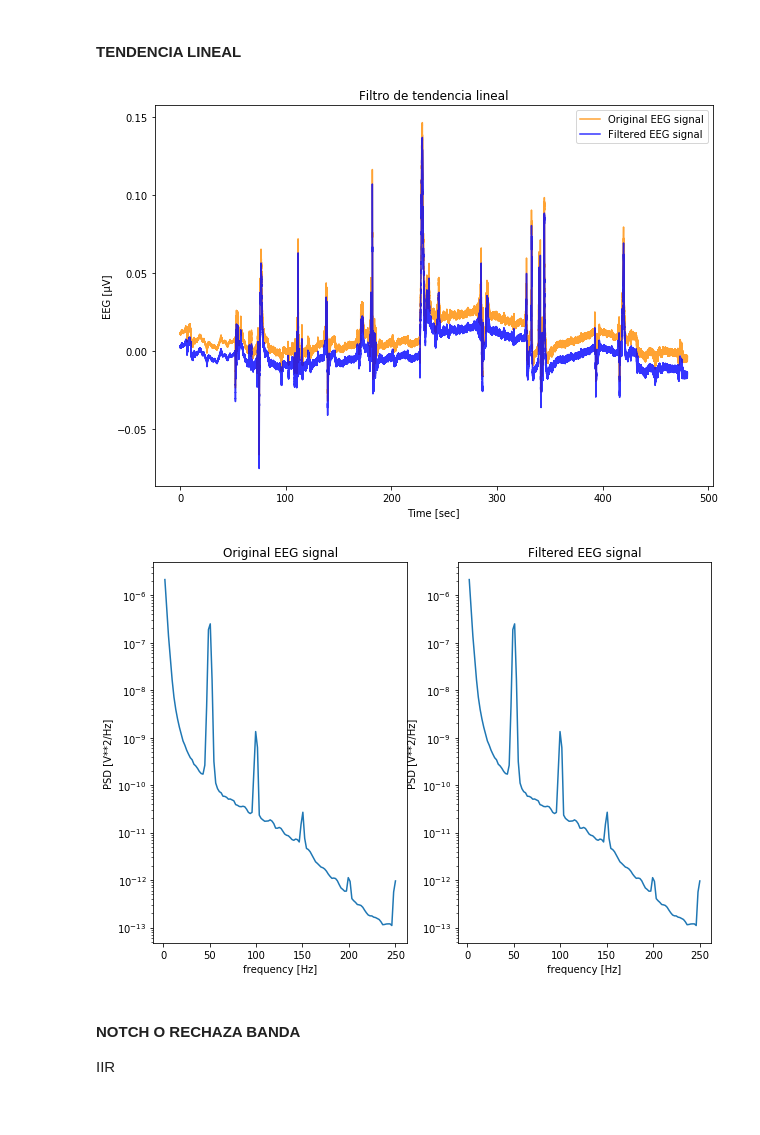
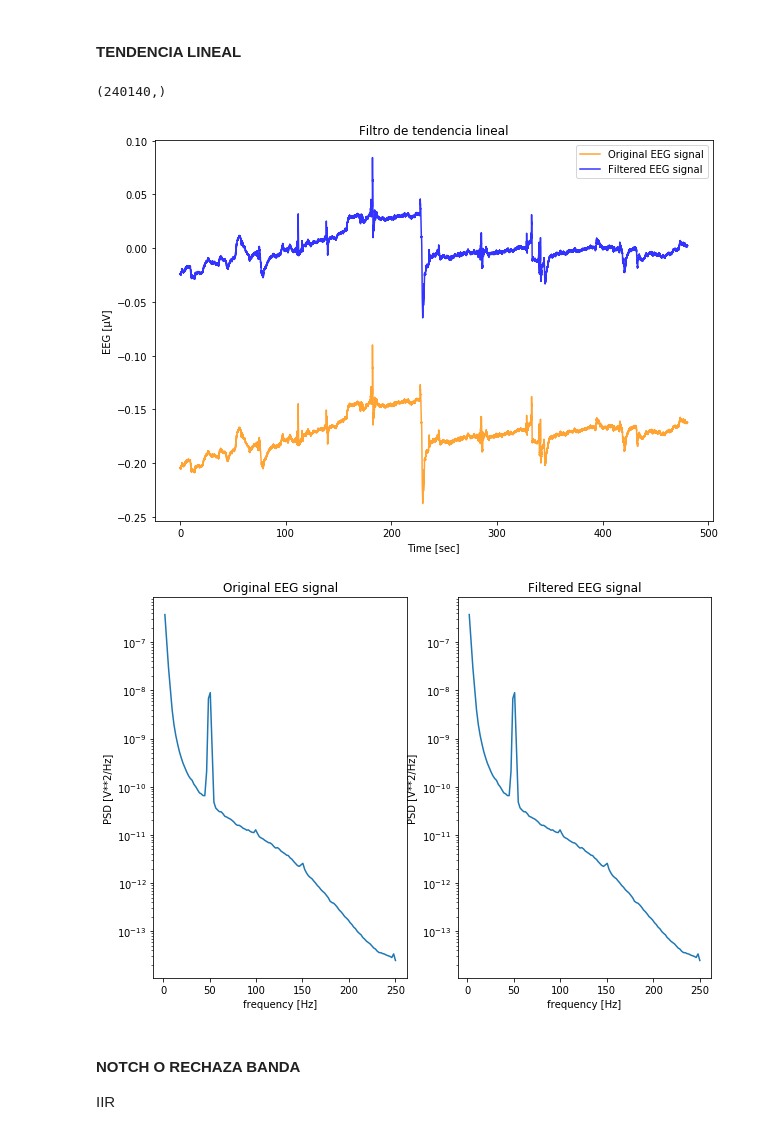
Before and after one commit to Noemiglois/neuromarketing, a Jupyter notebook: Análisis inicial de los datos.ipynb, the cells around one changed output. Drawn from its saved outputs; the diff is of its cells as text; code cells hidden in the pictures.

```diff
--- a/Análisis inicial de los datos.ipynb
+++ b/Análisis inicial de los datos.ipynb
@@ -210,7 +210,11 @@ Spot 2: muy grueso
 # %% [markdown]
 #### TENDENCIA LINEAL
 # %%
-eeg_dt= signal.detrend(eeg_data,axis=-1,type='linear')
+eeg_dt= signal.detrend(eeg_data[ch],axis=-1,type='linear')
+# %%
+eeg_dt.shape
+# %% [output]
+(240140,)
 # %%
 # EEG TIME PLOT
 plt.figure(figsize=(10,7))
@@ -218,40 +222,41 @@ labels = ['Original EEG signal','Filtered EEG signal']
 
 axx = eeg_object.times
 y1 = eeg_data[ch]
-y2 = eeg_dt[ch]
+y2 = eeg_dt
 
 plt.plot(axx, y1, c='darkorange', label=labels[0], alpha=0.8)
 plt.plot(axx, y2, c='blue', label=labels[1], alpha=0.8)
 
 plt.title("Filtro de tendencia lineal")
 plt.xlabel('Time [sec]')
 plt.ylabel('EEG [µV]')
 plt.legend(loc='best')
 plt.show()
 
 # EEG FREQ PLOT
-sig_list=[eeg_data[ch], eeg_dt[ch]]
+sig_list=[eeg_data[ch], eeg_dt]
 fs=int(sfreq)
 
 cont=0
 fig = plt.figure(figsize=(10,7))
 for sig in sig_list:
     cont+=1
     f, Px = signal.welch(sig, fs, window='hann')
     plt.subplot(1,len(sig_list),cont)
     idx = []
     for i in f:
         if i>0:
             idx.append(True)
         else:
             idx.append(False)
+
     plt.semilogy(f[idx],Px[idx])
     plt.title(labels[cont-1])
     plt.xlabel('frequency [Hz]')
     plt.ylabel('PSD [V**2/Hz]')
 # %% [output]
-[figure, old version]
+[figure, new version]
-[figure, old version]
+[figure, new version]
 # %% [markdown]
 #### NOTCH O RECHAZA BANDA
 
```
Also changed, not shown: parts of 12 cells of this notebook, 2 other files.
